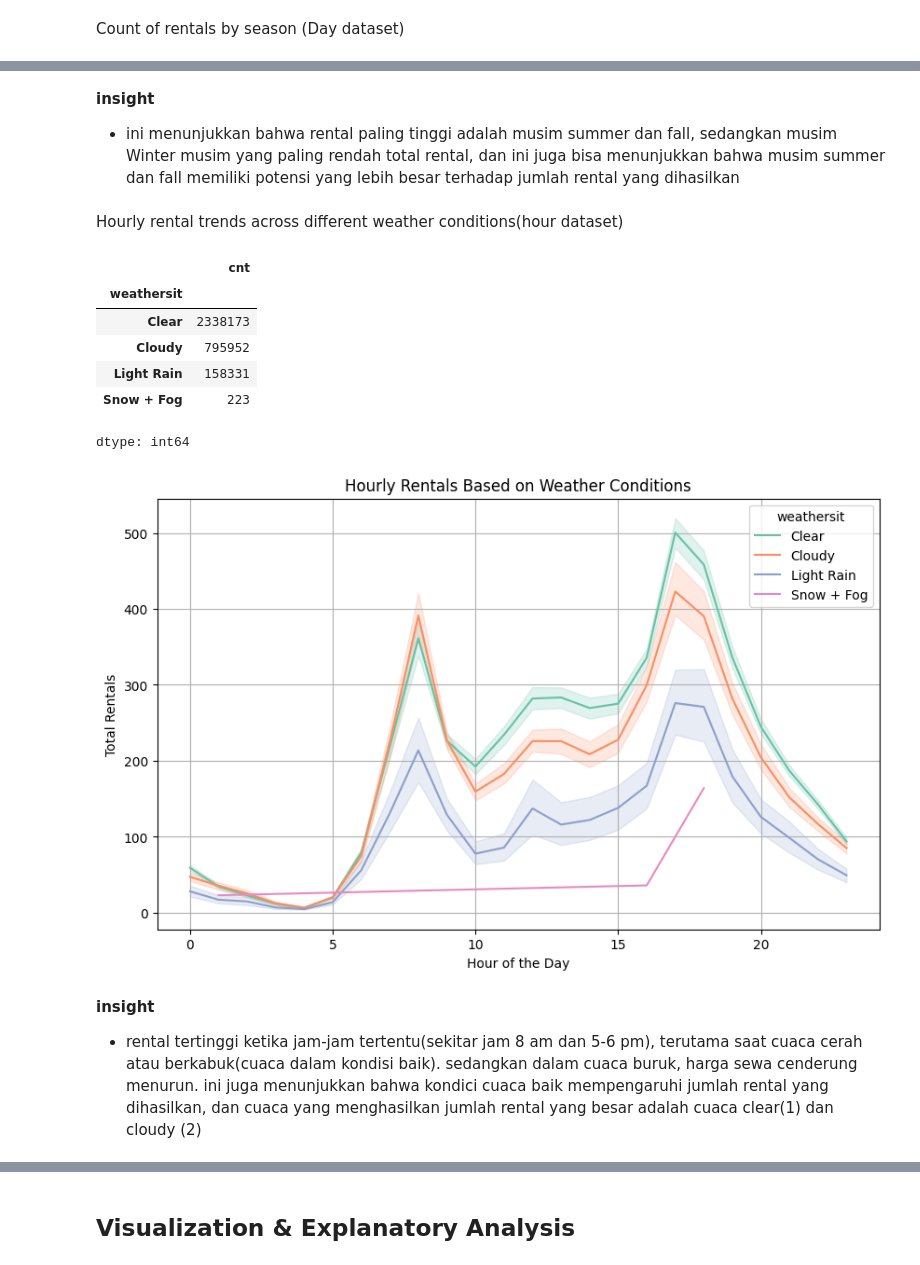
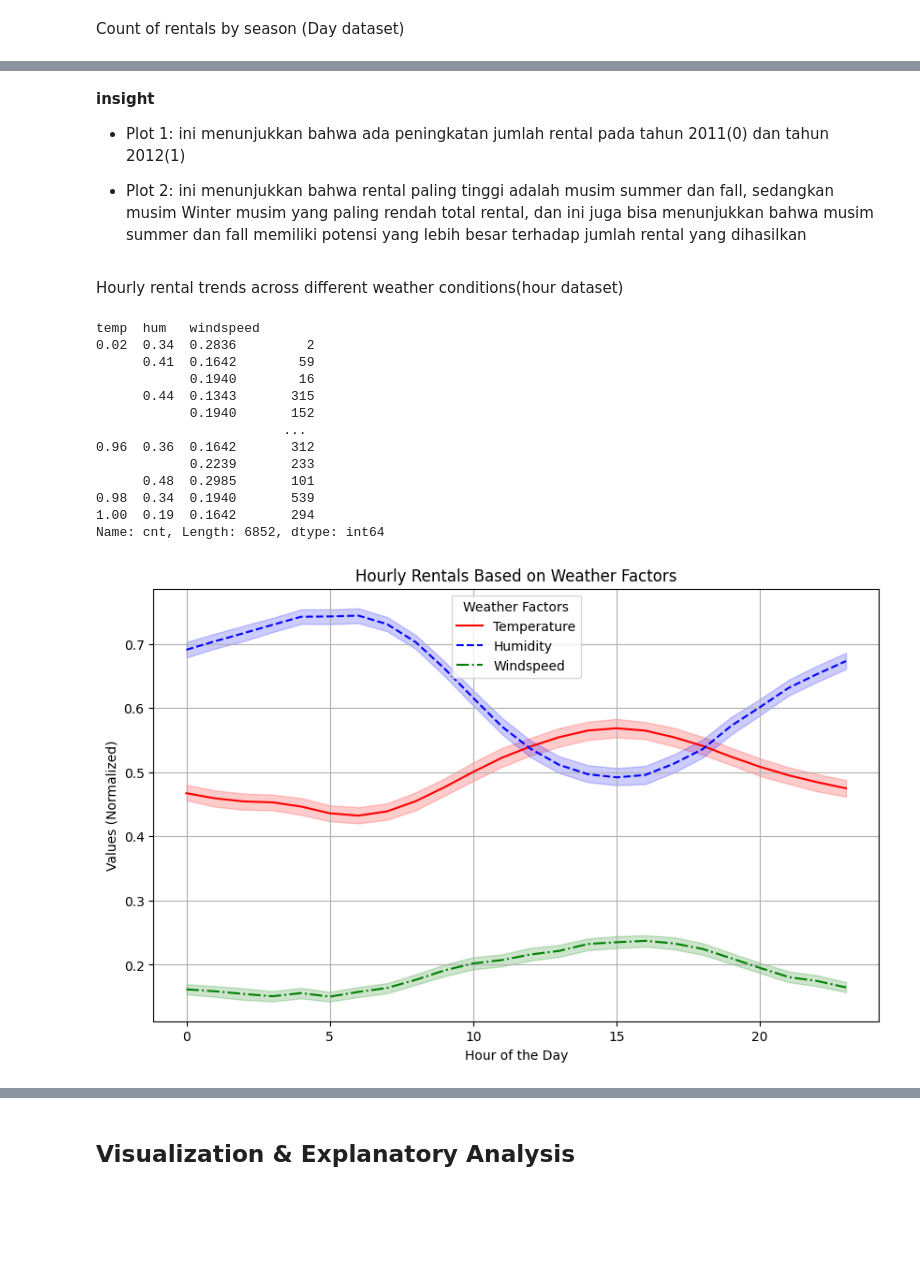
Before and after one commit to roihan165/proyek_akhir, a Jupyter notebook: Proyek_Analisis_Data.ipynb, the cells around one changed output, grey strips where cells are left out. Saved outputs shown, nothing was run; the diff lists cells and outputs as text; code cells hidden in the pictures; blank space fills up the shorter version.

```diff
--- a/Proyek_Analisis_Data.ipynb
+++ b/Proyek_Analisis_Data.ipynb
@@ -211,41 +256,39 @@ Passing `palette` without assigning `hue` is deprecated and will be removed in v
 # %% [markdown]
 **insight**
-- ini menunjukkan bahwa rental paling tinggi adalah musim summer dan fall, sedangkan musim Winter musim yang paling rendah total rental, dan ini juga bisa menunjukkan bahwa musim summer dan fall memiliki potensi yang lebih besar terhadap jumlah rental yang dihasilkan
+
+- Plot 1: ini menunjukkan bahwa ada peningkatan jumlah rental pada tahun 2011(0) dan tahun 2012(1)
+
+- Plot 2: ini menunjukkan bahwa rental paling tinggi adalah musim summer dan fall, sedangkan musim Winter musim yang paling rendah total rental, dan ini juga bisa menunjukkan bahwa musim summer dan fall memiliki potensi yang lebih besar terhadap jumlah rental yang dihasilkan
 # %% [markdown]
 Hourly rental trends across different weather conditions(hour dataset)
 # %%
-hour_df_clean.groupby(by='weathersit').cnt.sum()
+hour_df_clean.groupby(by=['temp','hum','windspeed']).cnt.sum()
 # %% [output]
-|  | cnt |
-| weathersit |  |
-| Clear | 2338173 |
-| Cloudy | 795952 |
-| Light Rain | 158331 |
-| Snow + Fog | 223 |
-dtype: int64
+temp  hum   windspeed
+0.02  0.34  0.2836         2
+      0.41  0.1642        59
+            0.1940        16
+      0.44  0.1343       315
+            0.1940       152
+                        ...
+0.96  0.36  0.1642       312
+            0.2239       233
+      0.48  0.2985       101
+0.98  0.34  0.1940       539
+1.00  0.19  0.1642       294
+Name: cnt, Length: 6852, dtype: int64
 # %%
-# Create a mapping dictionary for weathersit
-weather_mapping = {
-    1: 'Clear',
-    2: 'Cloudy',
-    3: 'Light Rain',
-    4: 'Snow + Fog'
-}
+# Hourly rental trends across different weather factors
+plt.figure(figsize=(10, 6))
+sns.lineplot(data=hour_df_clean, x='hr', y='temp', label='Temperature', color='red', linestyle='-')
+sns.lineplot(data=hour_df_clean, x='hr', y='hum', label='Humidity', color='blue', linestyle='--')
+sns.lineplot(data=hour_df_clean, x='hr', y='windspeed', label='Windspeed', color='green', linestyle='-.')
 
-# Replace numeric values in 'weathersit' with text
-hour_df_clean['weathersit'] = hour_df_clean['weathersit'].map(weather_mapping)
-
-# Hourly rental trends across different weather conditions
-plt.figure(figsize=(10, 6))
-sns.lineplot(data=hour_df_clean, x='hr', y='cnt', hue='weathersit', palette='Set2')
-plt.title("Hourly Rentals Based on Weather Conditions")
+plt.title("Hourly Rentals Based on Weather Factors")
 plt.xlabel("Hour of the Day")
-plt.ylabel("Total Rentals")
+plt.ylabel("Values (Normalized)")
+plt.legend(title="Weather Factors")
 plt.grid(True)
 plt.show()
 # %% [output]
-[figure, old version]
+[figure, new version]
-# %% [markdown]
-**insight**
-
-- rental tertinggi ketika jam-jam tertentu(sekitar jam 8 am dan 5-6 pm), terutama saat cuaca cerah atau berkabuk(cuaca dalam kondisi baik). sedangkan dalam cuaca buruk, harga sewa cenderung menurun. ini juga menunjukkan bahwa kondici cuaca baik mempengaruhi jumlah rental yang dihasilkan, dan cuaca yang menghasilkan jumlah rental yang besar adalah cuaca clear(1) dan cloudy (2)
```
Also changed, not shown: parts of 17 cells of this notebook, 2 other files.
